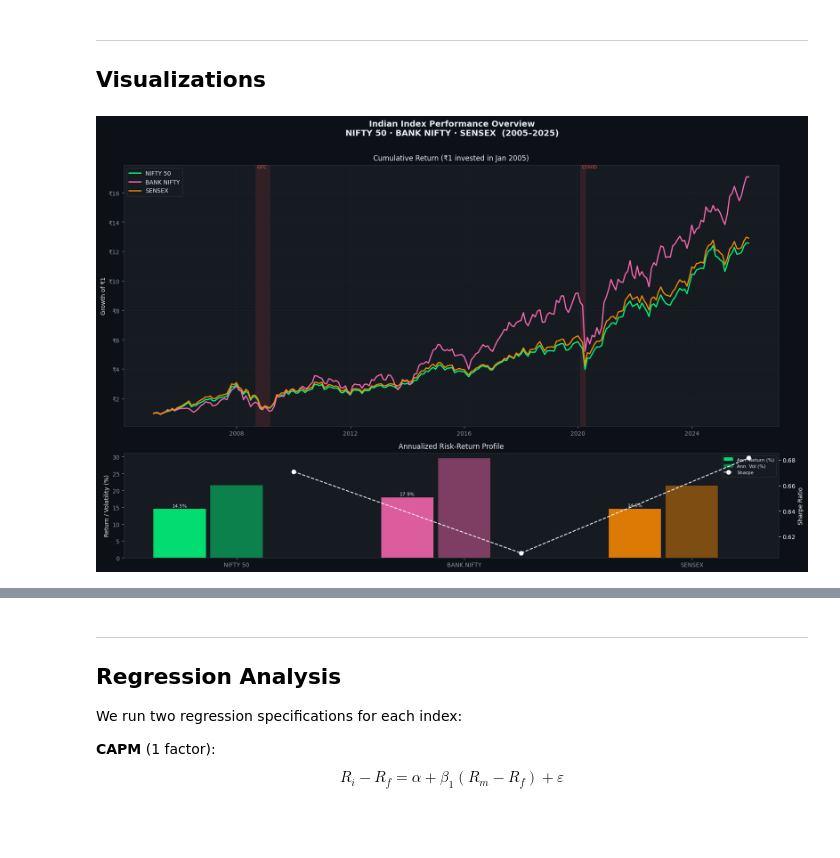
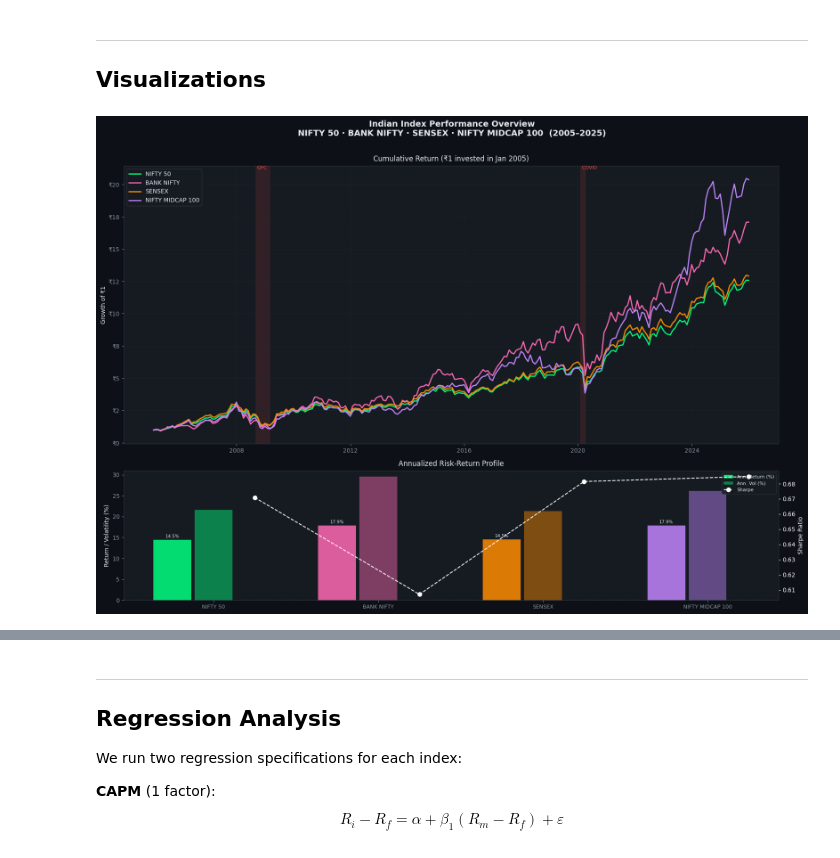
Before and after one commit to JodhwaniMadhur/Quant-Projects, a Jupyter notebook: 3 Factor Model/code.ipynb, the cells around one changed output, grey strips where cells are left out. Cells and saved outputs as stored; diff of their text form; code cells hidden in the pictures; blank space fills up the shorter version.

Commit message:
adding code for Value Plus Momentum strategy and modifying code for 3 factor model to accomodate NIFTY MIDCAP 100

```diff
--- a/3 Factor Model/code.ipynb
+++ b/3 Factor Model/code.ipynb
@@ -77,6 +79,7 @@ C = {
     'nifty'     : '#00FF7F',   # Spring green
     'banknifty' : '#FF69B4',   # Hot pink
     'sensex'    : '#FF8C00',   # Dark orange
+    'midcap'    : '#C084FC',   # Violet  ← NIFTY Midcap 100
     'alpha'     : '#B19CD9',   # Lavender
     'pos'       : '#2EA043',   # Green
     'neg'       : '#F85149',   # Red
@@ -132,27 +138,35 @@ def monthly_returns(df, col='close'):
 nifty_m     = monthly_returns(nifty).loc[START:END]
 banknifty_m = monthly_returns(banknifty).loc[START:END]
 sensex_m    = monthly_returns(sensex).loc[START:END]
+midcap_m    = monthly_returns(midcap).loc[START:END]
 
 # Stock returns matrix
 stock_ret = {}
 for t, df in stocks.items():
     r = monthly_returns(df).loc[START:END]
-    if len(r) > 60:   # at least 5 years of data
+    if len(r) > 60:
         stock_ret[t] = r
 
 returns_df = pd.DataFrame(stock_ret)
 
-# ── Market factor: NIFTY excess return ───────────────────────────────────────
-mkt_rf = (nifty_m - RF_MONTHLY)
+# ── Market factor: Equal-weighted Nifty50 universe ────────────────────────────
+# Using NIFTY as market factor is circular (β=1, R²=1 trivially).
+# EW portfolio of constituent stocks is a proper market proxy.
+ew_market  = returns_df.mean(axis=1).loc[START:END]
+mkt_rf     = (ew_market - RF_MONTHLY)
 mkt_rf.name = 'MKT-RF'
 
 print(f'✓ Returns matrix: {returns_df.shape[0]} months × {returns_df.shape[1]} stocks')
 print(f'  Analysis period: {returns_df.index[0].date()} → {returns_df.index[-1].date()}')
 print(f'  Risk-free rate:  {RF_MONTHLY*100:.4f}% / month  ({RF_ANNUAL*100:.1f}% / year)')
-print(f'\nMarket Factor (MKT-RF):')
+print(f'  Market proxy:    EW portfolio of {returns_df.shape[1]} stocks')
+print(f'  NIFTY Midcap obs: {len(midcap_m)} months')
+print(f'\nMarket Factor (MKT-RF — EW Portfolio):')
 print(f'  Annualized mean : {mkt_rf.mean()*12:+.2%}')
 print(f'  Annualized vol  : {mkt_rf.std()*np.sqrt(12):.2%}')
 print(f'  Sharpe ratio    : {mkt_rf.mean()/mkt_rf.std()*np.sqrt(12):.3f}')
+print(f'  Corr w/ NIFTY   : {mkt_rf.corr(nifty_m - RF_MONTHLY):.4f}')
+print(f'  Corr w/ MIDCAP  : {mkt_rf.corr(midcap_m - RF_MONTHLY):.4f}')
 # %% [output]
 ✓ Returns matrix: 252 months × 49 stocks
   Analysis period: 2005-01-31 → 2025-12-31
@@ -307,70 +325,66 @@ Sig. (5%)           ✗ No    ✓ Yes     ✗ No
 ## Visualizations
 # %%
 # ── Figure 1: Index Performance Overview ─────────────────────────────────────
-fig, axes = plt.subplots(2, 1, figsize=(17, 11),
-                         gridspec_kw={'height_ratios': [3, 1.2]})
-fig.suptitle('Indian Index Performance Overview\nNIFTY 50 · BANK NIFTY · SENSEX  (2005–2025)',
+fig, axes = plt.subplots(2, 1, figsize=(17, 12),
+                         gridspec_kw={'height_ratios': [3, 1.4]})
+fig.suptitle('Indian Index Performance Overview\n'
+             'NIFTY 50 · BANK NIFTY · SENSEX · NIFTY MIDCAP 100  (2005–2025)',
              fontsize=14, fontweight='bold', y=0.98)
 
 ax = axes[0]
-for name, series, color in [
-        ('NIFTY 50',   nifty_m,     C['nifty']),
-        ('BANK NIFTY', banknifty_m, C['banknifty']),
-        ('SENSEX',     sensex_m,    C['sensex'])]:
-    s = series.loc[START:END]
-    cum = (1 + s).cumprod()
+index_series = [
+    ('NIFTY 50',          nifty_m,     C['nifty']),
+    ('BANK NIFTY',        banknifty_m, C['banknifty']),
+    ('SENSEX',            sensex_m,    C['sensex']),
+    ('NIFTY MIDCAP 100',  midcap_m,    C['midcap']),
+]
+for name, series, color in index_series:
+    cum = (1 + series).cumprod()
     ax.plot(cum.index, cum.values, color=color, linewidth=2, label=name)
 
-# Shade major drawdown events
-events = [
-    ('2008-09', '2009-03', 'GFC'),
-    ('2020-02', '2020-04', 'COVID'),
-]
-for s, e, lbl in events:
+for s, e, lbl in [('2008-09', '2009-03', 'GFC'), ('2020-02', '2020-04', 'COVID')]:
     ax.axvspan(pd.Timestamp(s), pd.Timestamp(e), alpha=0.12, color=C['neg'], zorder=0)
     ax.text(pd.Timestamp(s), ax.get_ylim()[1] if ax.get_ylim()[1] > 1 else 2,
             f' {lbl}', color=C['neg'], fontsize=8, va='top')
 
 ax.set_title('Cumulative Return (₹1 invested in Jan 2005)', pad=8)
 ax.set_ylabel('Growth of ₹1')
 ax.legend(loc='upper left', framealpha=0.9)
 ax.yaxis.set_major_formatter(mticker.FuncFormatter(lambda x, _: f'₹{x:.0f}'))
 ax.grid(True)
 
+# Risk-return bar chart (4 indices)
 ax2 = axes[1]
-bar_data  = {'NIFTY 50': nifty_m, 'BANK NIFTY': banknifty_m, 'SENSEX': sensex_m}
-bar_cols  = [C['nifty'], C['banknifty'], C['sensex']]
-bar_names = list(bar_data.keys())
-bar_means = [v.loc[START:END].mean() * 12 * 100 for v in bar_data.values()]
-bar_vols  = [v.loc[START:END].std() * np.sqrt(12) * 100 for v in bar_data.values()]
+bar_names  = [n for n, _, _ in index_series]
+bar_cols   = [c for _, _, c in index_series]
+bar_series = [s for _, s, _ in index_series]
+bar_means  = [s.mean() * 12 * 100 for s in bar_series]
+bar_vols   = [s.std() * np.sqrt(12) * 100 for s in bar_series]
 bar_sharpe = [m/v for m, v in zip(bar_means, bar_vols)]
 
-x = np.arange(3)
-bars = ax2.bar(x - 0.25, bar_means,  0.23, color=bar_cols, alpha=0.85, label='Ann. Return (%)')
-bars2 = ax2.bar(x,         bar_vols,  0.23, color=bar_cols, alpha=0.45, label='Ann. Vol (%)')
+x = np.arange(4)
+ax2.bar(x - 0.25, bar_means, 0.23, color=bar_cols, alpha=0.85, label='Ann. Return (%)')
+ax2.bar(x,        bar_vols,  0.23, color=bar_cols, alpha=0.45, label='Ann. Vol (%)')
 ax2b = ax2.twinx()
 ax2b.plot(x + 0.25, bar_sharpe, 'o--', color='white', linewidth=1.5, markersize=7, label='Sharpe')
 ax2b.set_ylabel('Sharpe Ratio', color='white')
 ax2b.tick_params(colors='white')
 ax2.set_xticks(x)
-ax2.set_xticklabels(bar_names)
+ax2.set_xticklabels(bar_names, fontsize=9)
 ax2.set_ylabel('Return / Volatility (%)')
 ax2.set_title('Annualized Risk-Return Profile', pad=8)
 ax2.axhline(0, color=MUTED, linewidth=0.8, linestyle='--')
-
-for bar, val in zip(bars, bar_means):
-    ax2.text(bar.get_x() + bar.get_width()/2, bar.get_height() + 0.3,
-             f'{val:.1f}%', ha='center', va='bottom', fontsize=8, color=TEXT)
-
-handles1, labels1 = ax2.get_legend_handles_labels()
-handles2, labels2 = ax2b.get_legend_handles_labels()
-ax2.legend(handles1 + handles2, labels1 + labels2, loc='upper right', fontsize=8)
+for i, (val, col) in enumerate(zip(bar_means, bar_cols)):
+    ax2.text(i - 0.25, val + 0.3, f'{val:.1f}%', ha='center', va='bottom', fontsize=7.5, color=TEXT)
+handles1, l1 = ax2.get_legend_handles_labels()
+handles2, l2 = ax2b.get_legend_handles_labels()
+ax2.legend(handles1 + handles2, l1 + l2, loc='upper right', fontsize=8)
 
 plt.tight_layout(rect=[0, 0, 1, 0.97])
 plt.savefig('fig1_index_performance.png', dpi=150, bbox_inches='tight', facecolor=BG)
 plt.show()
 # %% [output]
-[figure, old version]
+[figure, new version]
 # %%
 # ── Figure 2: Cumulative Factor Returns ──────────────────────────────────────
 fig, axes = plt.subplots(3, 1, figsize=(17, 14))
```
Also changed, not shown: parts of 18 cells of this notebook, 2 other files.
